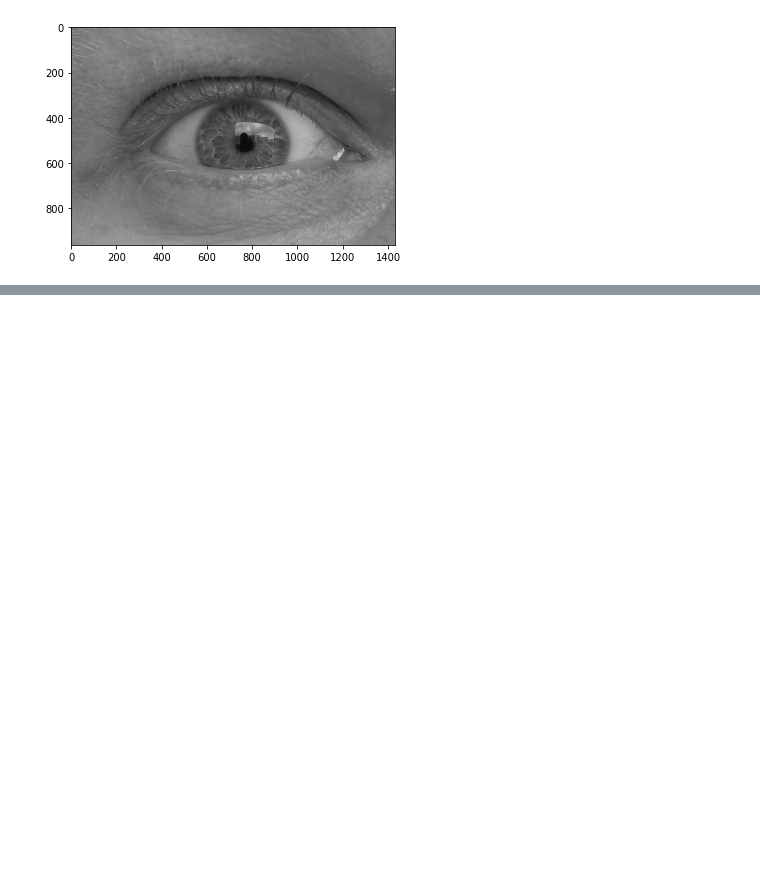
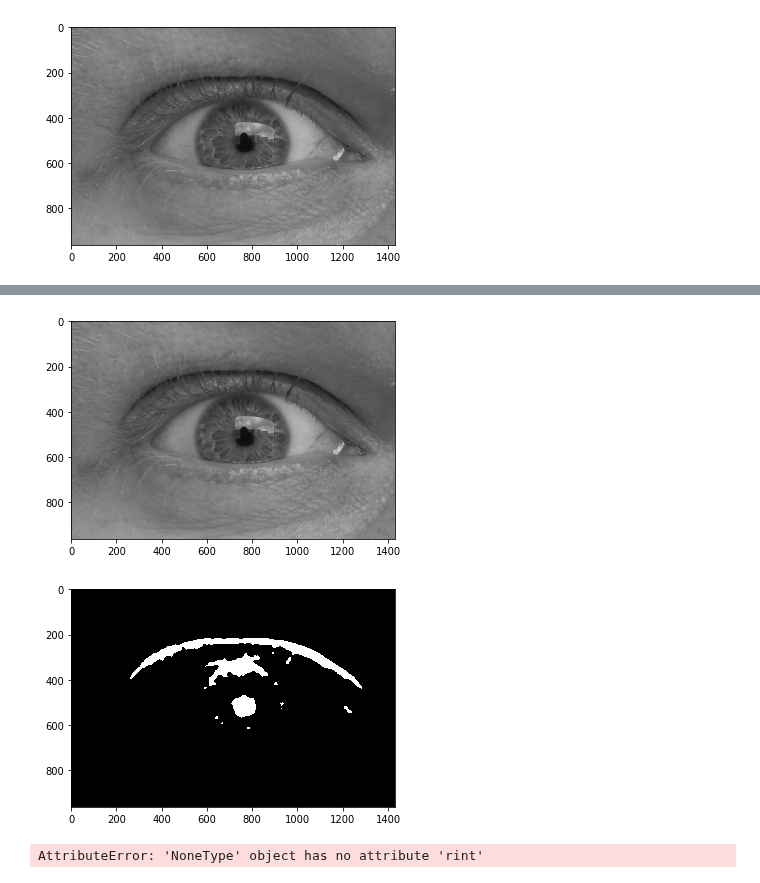
Before and after one commit to nielsr2/P3-G306, a Jupyter notebook: Iris_segmentation/MikkelHough.ipynb, the cells around one changed output, grey strips where cells are left out. Drawn from its saved outputs; the diff is of its cells as text; code cells hidden in the pictures; blank space fills up the shorter version.

```diff
--- a/Iris_segmentation/MikkelHough.ipynb
+++ b/Iris_segmentation/MikkelHough.ipynb
@@ -51,0 +74,27 @@ plt.show()
+# %%
+
+cimg=cv2.cvtColor(imgGrey,cv2.COLOR_GRAY2BGR )
+plt.imshow(cimg)
+plt.show()
+
+ret,thresh1 = cv2.threshold(imgGrey,65,255,cv2.THRESH_BINARY_INV)
+thresh1 = cv2.medianBlur(thresh1,17)
+cimg = cv2.cvtColor(thresh1,cv2.COLOR_GRAY2BGR)
+plt.imshow(cimg)
+plt.show()
+circles = cv2.HoughCircles(thresh1,cv2.HOUGH_GRADIENT,1,20,param1=50,param2=30,minRadius=0,maxRadius=0)
+
+circles = np.uint16(np.around(circles))
+for i in circles[0,:]:
+    # draw the outer circle
+    cv2.circle(cimg,(i[0],i[1]),i[2],(0,255,0),2)
+    # draw the center of the circle
+    cv2.circle(cimg,(i[0],i[1]),2,(0,0,255),3)
+
+
+plt.imshow(cimg)
+plt.show()
+# %% [output]
+[figure, added]
+[figure, added]
+AttributeError: 'NoneType' object has no attribute 'rint'
```
Also changed, not shown: parts of 6 cells of this notebook.
